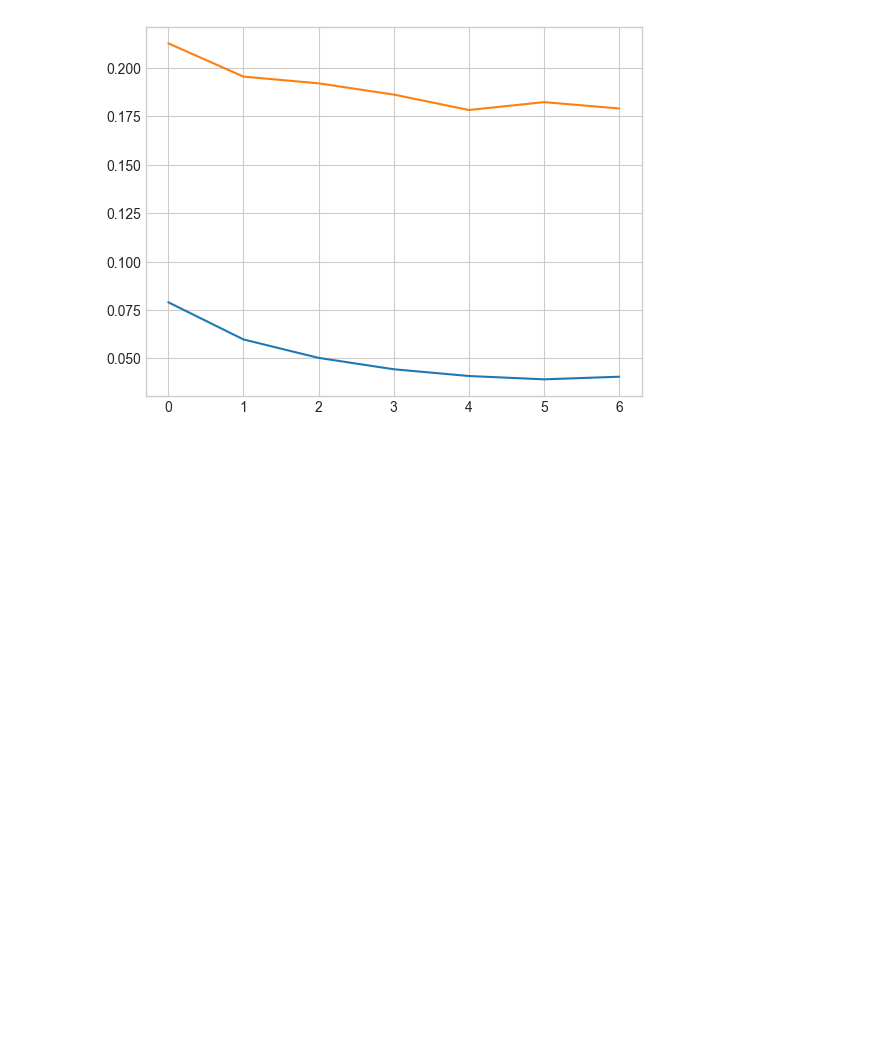
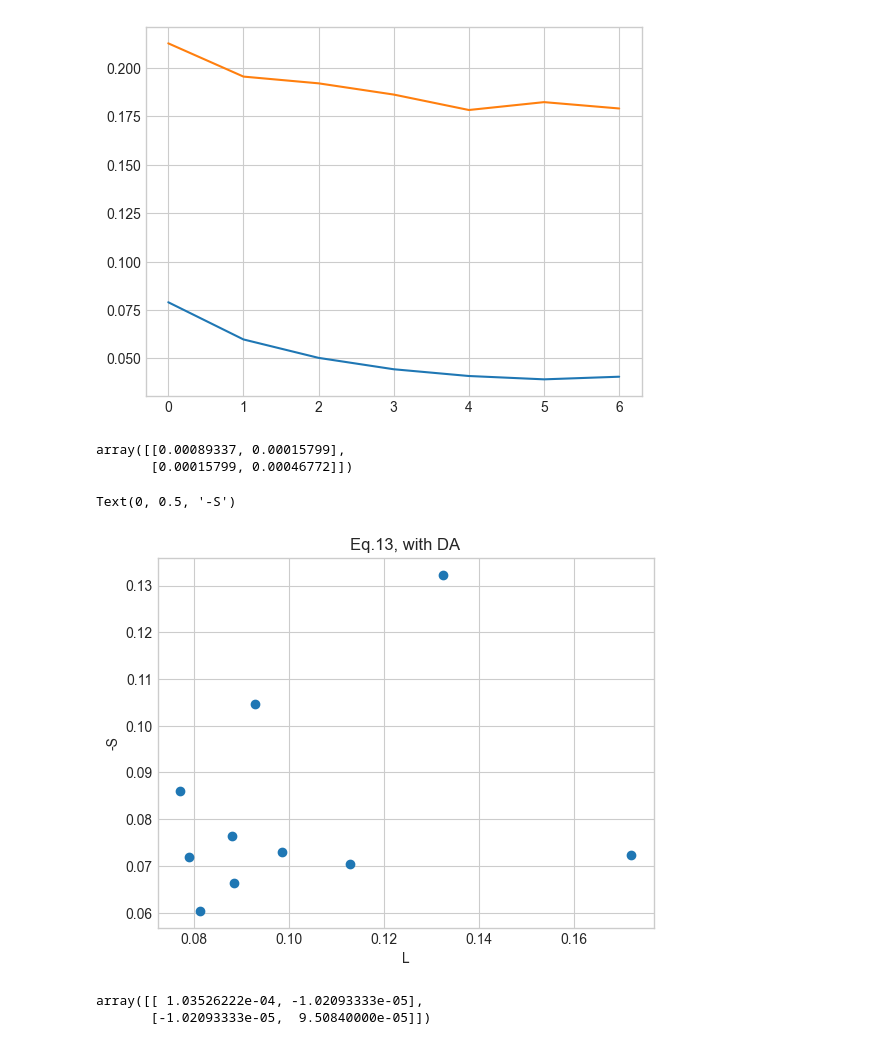
Before and after one commit to pyijiezhang/sgld-yijie, a Jupyter notebook: results.ipynb, the cells around one changed output. Drawn from its saved outputs; the diff is of its cells as text; code cells hidden in the pictures; blank space fills up the shorter version.

```diff
--- a/results.ipynb
+++ b/results.ipynb
@@ -606,3 +607,22 @@ plt.plot(b)
 # %% [output]
 [<matplotlib.lines.Line2D at 0x...>]
 [figure]
+# %%
+a=[-0.1721, -0.0880, -0.0884, -0.0788, -0.1325, -0.0811, -0.1128, -0.0927,
+      -0.0770, -0.0985]
+
+b=[-0.0723, -0.0764, -0.0664, -0.0720, -0.1323, -0.0604, -0.0704, -0.1047,
+        -0.0861, -0.0730]
+# %%
+np.cov(np.array(a)*-1, np.array(b)*-1)
+# %% [output]
+array([[0.00089337, 0.00015799],
+       [0.00015799, 0.00046772]])
+# %%
+plt.scatter(np.array(a)*-1, np.array(b)*-1)
+plt.title("Eq.13, with DA")
+plt.xlabel("L")
+plt.ylabel("-S")
+# %% [output]
+Text(0, 0.5, '-S')
+[figure, added]
@@ -608,0 +635,5 @@ plt.plot(b)
+# %%
+np.cov(np.array(a)*-1, np.array(b)*-1)
+# %% [output]
+array([[ 1.03526222e-04, -1.02093333e-05],
+       [-1.02093333e-05,  9.50840000e-05]])
```
Also changed, not shown: parts of 4 cells of this notebook, 7 other files.
